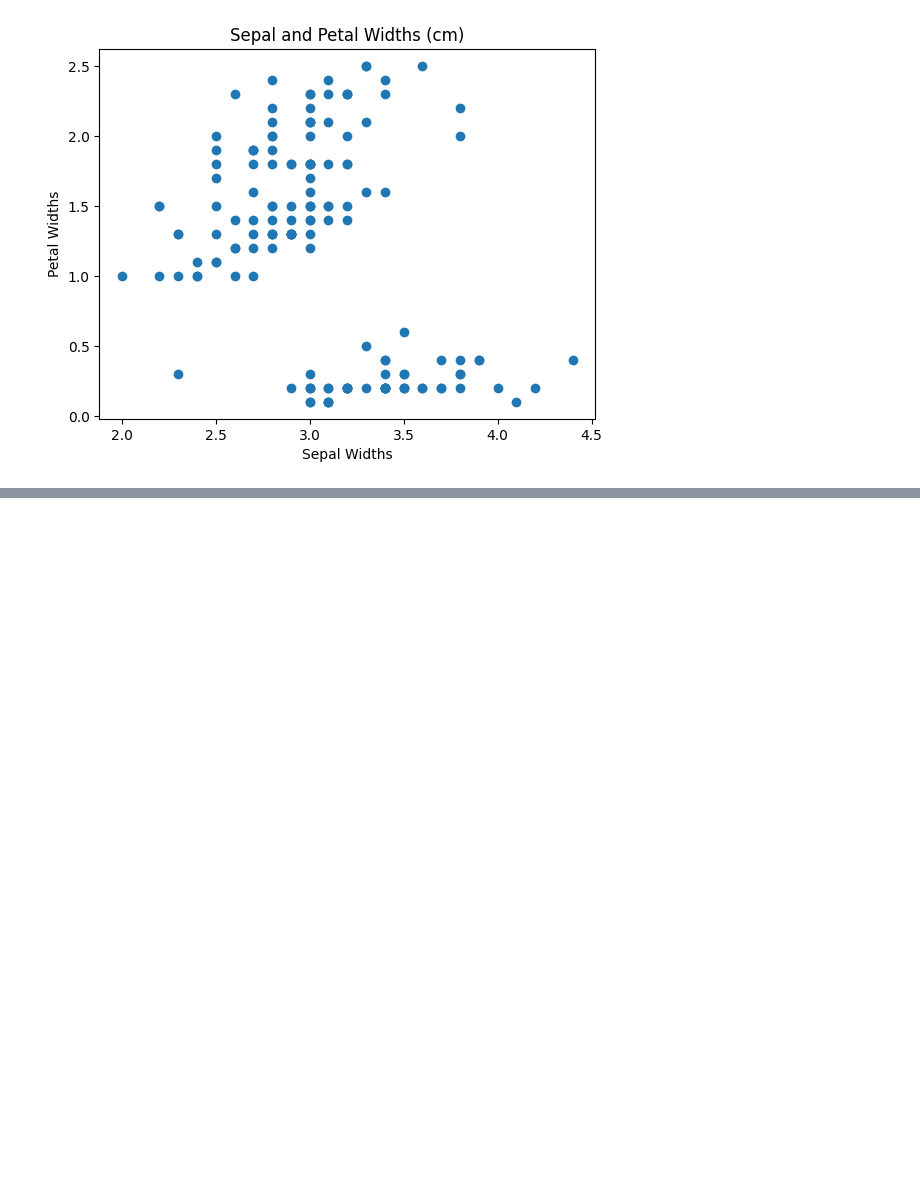
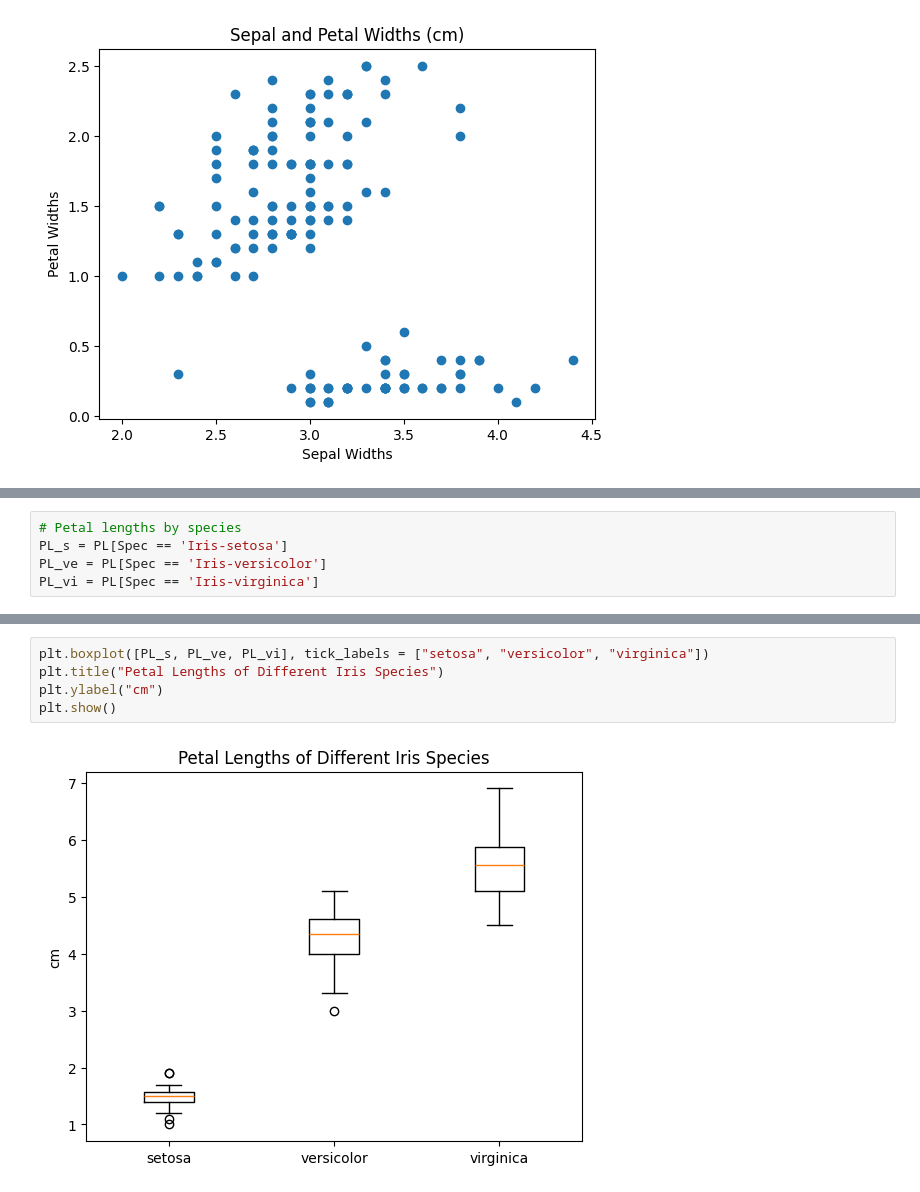
Before and after one commit to Ploenypp/tuto-stats, a Jupyter notebook: iris.ipynb, the cells around one changed output, grey strips where cells are left out. Cells and saved outputs as stored; diff of their text form; blank space fills up the shorter version.

```diff
--- a/iris.ipynb
+++ b/iris.ipynb
@@ -181,0 +187,5 @@ plt.show()
+# %%
+# Petal lengths by species
+PL_s = PL[Spec == 'Iris-setosa']
+PL_ve = PL[Spec == 'Iris-versicolor']
+PL_vi = PL[Spec == 'Iris-virginica']
@@ -181,0 +207,7 @@ plt.show()
+# %%
+plt.boxplot([PL_s, PL_ve, PL_vi], tick_labels = ["setosa", "versicolor", "virginica"])
+plt.title("Petal Lengths of Different Iris Species")
+plt.ylabel("cm")
+plt.show()
+# %% [output]
+[figure, added]
```
Also changed, not shown: parts of 7 cells of this notebook, 2 other files.
